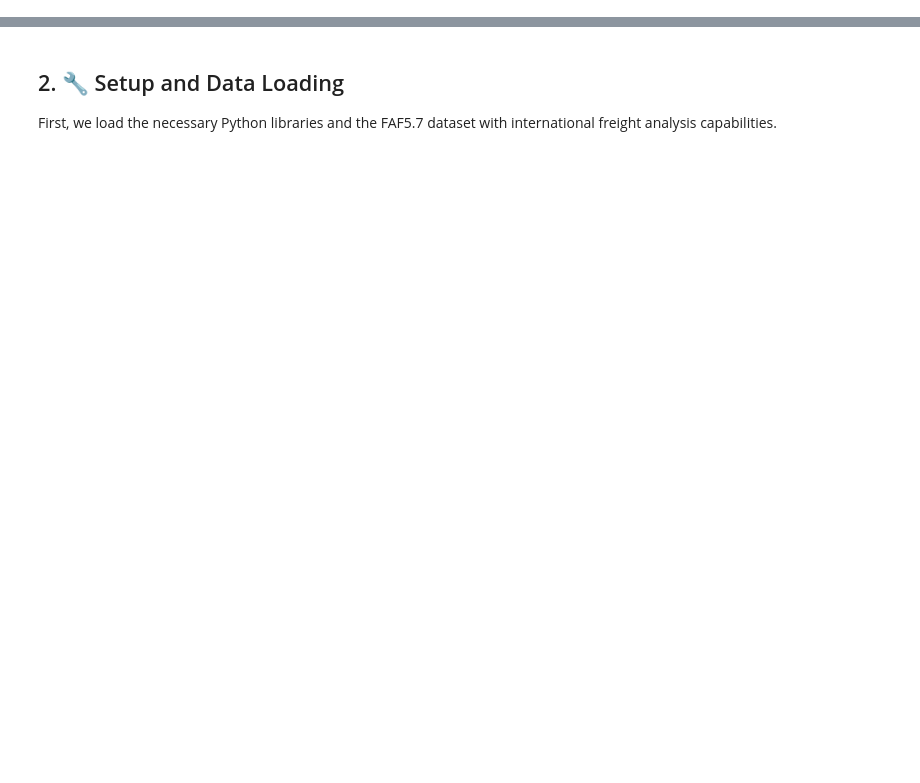
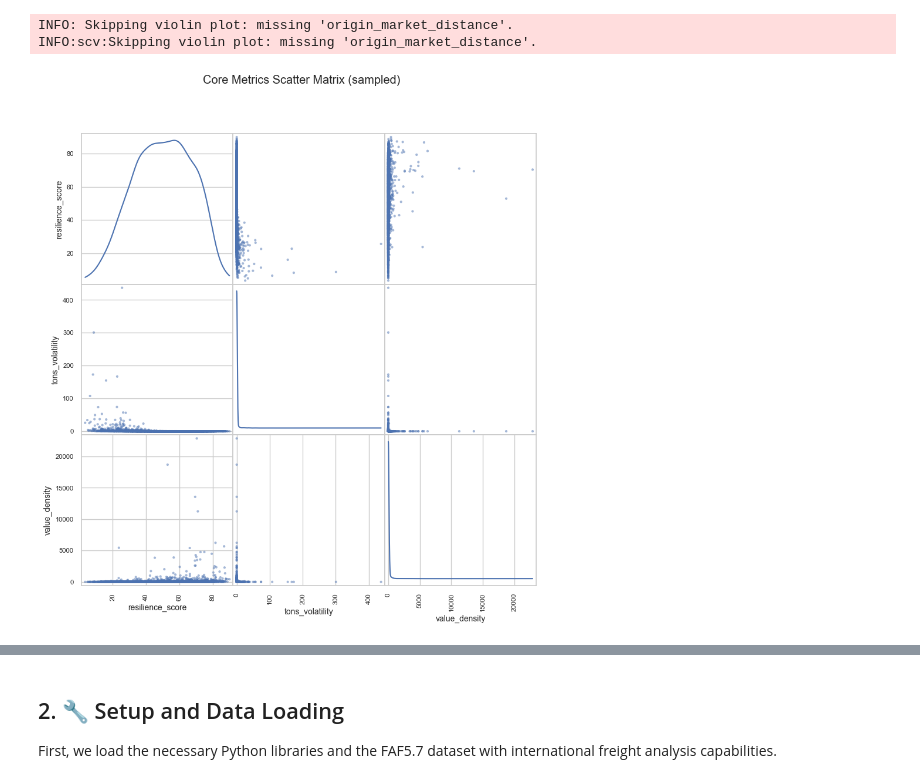
Before and after one commit to Mitchell-MC/capstone-supply-chain-analysis, a Jupyter notebook: Supply_Chain_Volatility_Intl.ipynb, the cells around one changed output, grey strips where cells are left out. Drawn from its saved outputs; the diff is of its cells as text; code cells hidden in the pictures; blank space fills up the shorter version.

```diff
--- a/Supply_Chain_Volatility_Intl.ipynb
+++ b/Supply_Chain_Volatility_Intl.ipynb
@@ -27,0 +382,29 @@ The geopolitical and climate-related disruptions of recent years have made **sup
+# %%
+# ============================================================================
+# REUSABLE DISPLAY UTILITIES (tables and plots)
+# ============================================================================
+import seaborn as sns
+import matplotlib.pyplot as plt
+
+sns.set_theme(style='whitegrid')
+
+
+def styled_table(df: pd.DataFrame, fmt: dict | None = None, caption: str | None = None):
+    styler = df.head(20).style.hide(axis='index')
+    if fmt:
+        styler = styler.format(fmt)
+    if caption:
+        styler = styler.set_caption(caption)
+    display(styler)
+
+
+def set_plot_theme():
+    sns.set_theme(style='whitegrid', context='notebook')
+    plt.rcParams.update({
+        'figure.figsize': (8, 4),
+        'axes.titlesize': 12,
+        'axes.labelsize': 10,
+        'legend.fontsize': 9,
+    })
+
+set_plot_theme()
@@ -27,0 +516,36 @@ The geopolitical and climate-related disruptions of recent years have made **sup
+# %%
+# ============================================================================
+# VISUALS: Box/Violin by market distance
+# ============================================================================
+if 'international_df' in globals() and 'origin_market_distance' in international_df.columns:
+    cols = [c for c in ['resilience_score','tons_volatility','value_density'] if c in international_df.columns]
+    fig, axes = plt.subplots(nrows=1, ncols=len(cols), figsize=(5*len(cols), 4))
+    if len(cols) == 1:
+        axes = [axes]
+    for ax, col in zip(axes, cols):
+        sns.violinplot(data=international_df, x='origin_market_distance', y=col, inner='quartile', ax=ax)
+        ax.set_title(f"{col} by Market Distance")
+        ax.set_xlabel('Market Distance')
+        ax.set_ylabel(col)
+    plt.tight_layout()
+    plt.show()
+else:
+    logger.info("Skipping violin plot: missing 'origin_market_distance'.")
+# %% [output]
+INFO: Skipping violin plot: missing 'origin_market_distance'.
+INFO:scv:Skipping violin plot: missing 'origin_market_distance'.
+# %%
+# ============================================================================
+# VISUALS: Scatter matrix of core metrics (sampled)
+# ============================================================================
+from pandas.plotting import scatter_matrix
+
+if 'international_df' in globals():
+    core = [c for c in ['resilience_score','tons_volatility','value_density','efficiency_ratio'] if c in international_df.columns]
+    if len(core) >= 2:
+        smp = international_df.sample(n=min(5_000, len(international_df)), random_state=42)
+        scatter_matrix(smp[core], figsize=(10, 10), diagonal='kde')
+        plt.suptitle('Core Metrics Scatter Matrix (sampled)')
+        plt.show()
+# %% [output]
+[figure, added]
```
Also changed, not shown: parts of 42 cells of this notebook, 26 other files.
